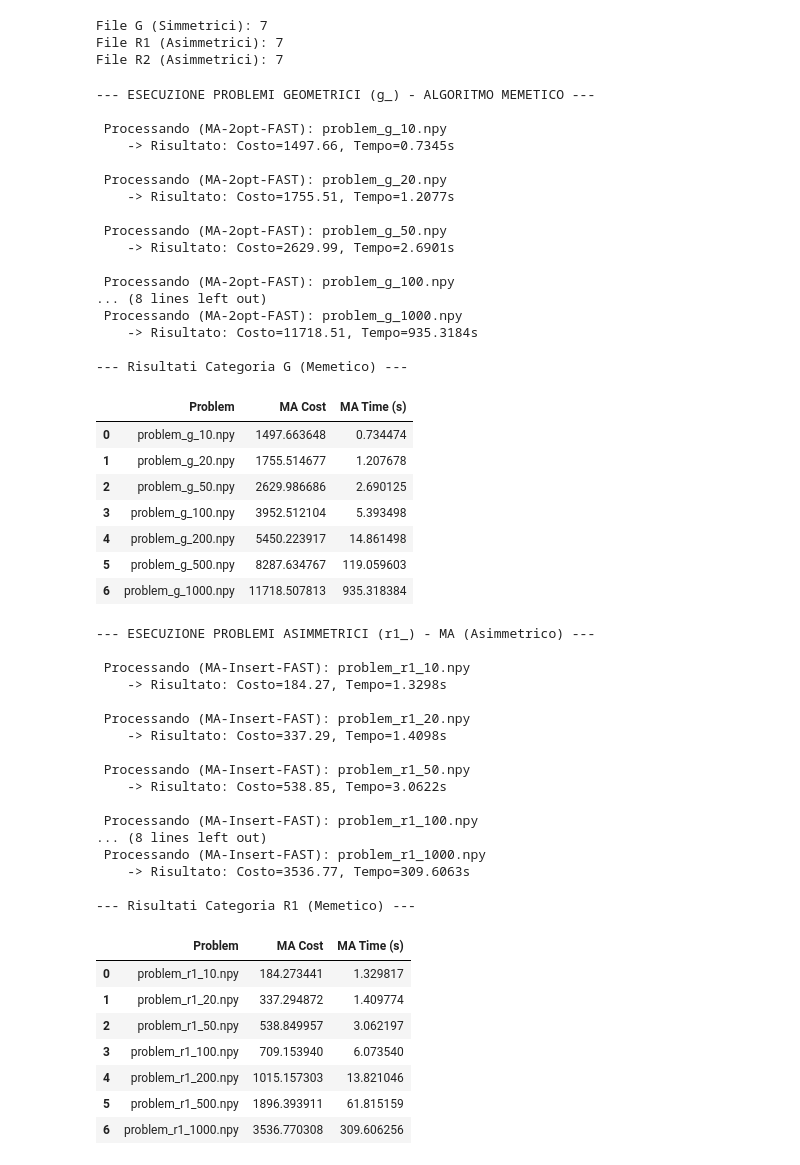
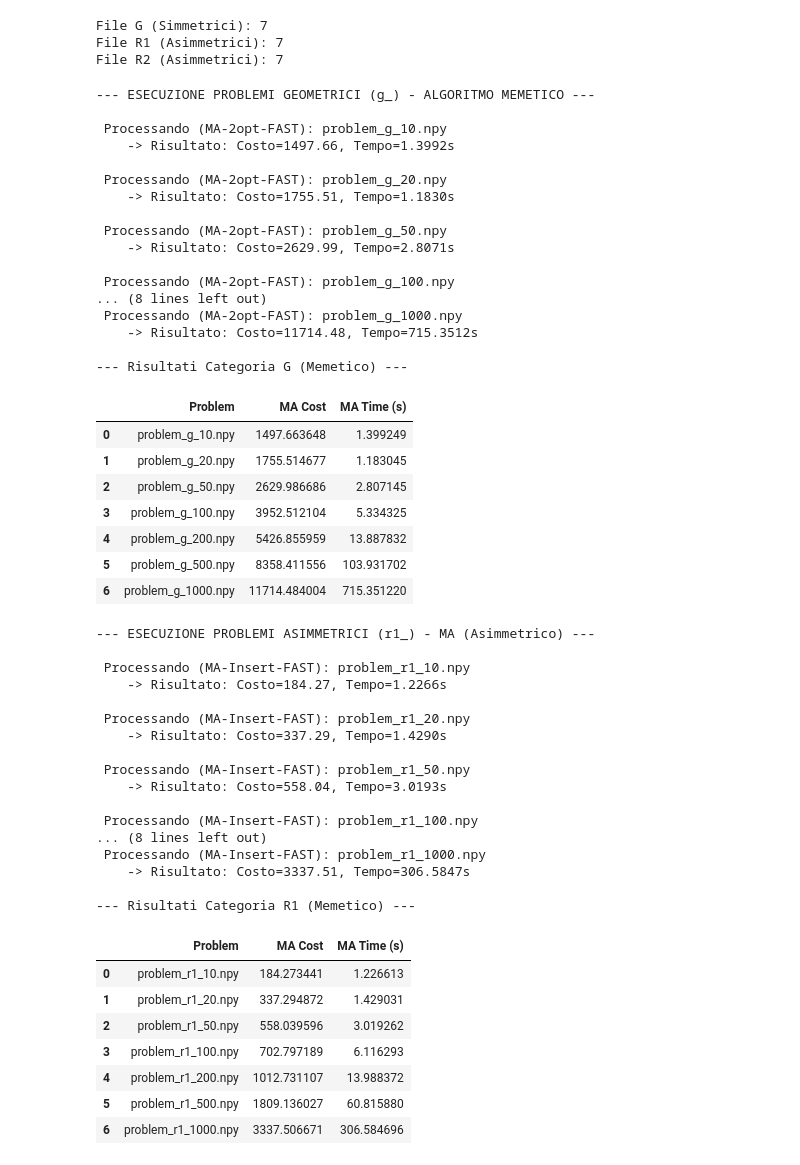
Before and after one commit to AlesCarl/CI2025_lab2, a Jupyter notebook: tsp.ipynb, the cells around one changed output. Drawn from its saved outputs; the diff is of its cells as text; code cells hidden in the pictures.

```diff
--- a/tsp.ipynb
+++ b/tsp.ipynb
@@ -352,10 +362,8 @@ def memetic_algorithm_2opt(distance_matrix,
     Esegue un Algoritmo Memetico (GA + 2-opt Local Search).
     - elitismo: i 'elite_size' migliori sopravvivono sempre.
     - memetico: 'local_search_rate' % dei figli subisce una local search.
+    """
 
-    ATTENZIONE: Usa questo algoritmo SOLO per i problemi SIMMETRICI (g_),
-    poiché la sua local search (apply_local_search_2opt_fast) è tale.
-    """
     num_cities = distance_matrix.shape[0]
 
     # --- 1. Inizializzazione ---
@@ -371,7 +379,6 @@ def memetic_algorithm_2opt(distance_matrix,
     best_solution = min(population, key=lambda sol: evaluate_solution(sol, distance_matrix))
     best_cost = evaluate_solution(best_solution, distance_matrix)
 
-    # print(f"Generazione 0: Miglior Costo = {best_cost:.2f}")
 
     # --- 2. Ciclo Evolutivo ---
     for gen in range(generations):
@@ -398,7 +405,7 @@ def memetic_algorithm_2opt(distance_matrix,
 
             # Mutazione
             if random.random() < mutation_rate:
-                child = swap_mutation(child)
+                child = mutation_hybrid(child)
 
             # --- 5. Local Search (Parte Memetica) ---
             if random.random() < local_search_rate:
@@ -420,7 +427,6 @@ def memetic_algorithm_2opt(distance_matrix,
         if current_best_cost < best_cost:
             best_cost = current_best_cost
             best_solution = population[current_best_index]
-            # print(f"Generazione {gen+1}: Nuovo Migliore = {best_cost:.2f}")
 
     return best_solution, best_cost
 
@@ -428,9 +434,6 @@ def memetic_algorithm_2opt(distance_matrix,
 
 
 # --- Algoritmo 5: MEMETIC ALGORITHM per ATSP (r1_, r2_) ---
-
-
-''' perch' qua ha già i valori passati come funzione ''''
 
 
 def memetic_algorithm_ATSP(distance_matrix,
@@ -491,7 +494,7 @@ def memetic_algorithm_ATSP(distance_matrix,
 
             # Mutazione (specifica per TSP)
             if random.random() < mutation_rate:
-                child = swap_mutation(child) # Puoi anche provare 'insert' qui
+                child = mutation_hybrid(child) # Puoi anche provare 'insert' qui
 
             # --- 6. Local Search (Parte Memetica per ATSP) ---
             if random.random() < local_search_rate:
@@ -513,7 +516,6 @@ def memetic_algorithm_ATSP(distance_matrix,
     else:
         return final_best_solution, final_best_cost
 # %%
-# --- ESECUZIONE PROBLEMI GEOMETRICI (g_) con Algoritmo Memetico ---
 
 print("\n--- ESECUZIONE PROBLEMI GEOMETRICI (g_) - ALGORITMO MEMETICO ---")
 g_results = []
@@ -525,13 +527,11 @@ for problem_file_path in g_files:
     print(f"\n Processando (MA-2opt-FAST): {problem_name}")
     start_time = time.time()
 
-    # REGOLA I PARAMETRI QUI
-    # (pop_size, generations, elite_size, mutation_rate, local_search_rate)
     ma_sol, ma_cost = memetic_algorithm_2opt(
         problem_matrix,
         population_size=200,  # inizio 100
         generations=400, # Aumenta per problemi più grandi
-        elite_size=10,
+        elite_size=15,   ## su population 200
         mutation_rate=0.1,
         local_search_rate=0.25 # Applica local search al 25% dei figli
     )
@@ -553,33 +553,33 @@ display(g_df)
 --- ESECUZIONE PROBLEMI GEOMETRICI (g_) - ALGORITMO MEMETICO ---
 
  Processando (MA-2opt-FAST): problem_g_10.npy
-    -> Risultato: Costo=1497.66, Tempo=0.7345s
+    -> Risultato: Costo=1497.66, Tempo=1.3992s
 
  Processando (MA-2opt-FAST): problem_g_20.npy
-    -> Risultato: Costo=1755.51, Tempo=1.2077s
+    -> Risultato: Costo=1755.51, Tempo=1.1830s
 
  Processando (MA-2opt-FAST): problem_g_50.npy
-    -> Risultato: Costo=2629.99, Tempo=2.6901s
+    -> Risultato: Costo=2629.99, Tempo=2.8071s
 
  Processando (MA-2opt-FAST): problem_g_100.npy
 ... (8 lines left out)
  Processando (MA-2opt-FAST): problem_g_1000.npy
-    -> Risultato: Costo=11718.51, Tempo=935.3184s
+    -> Risultato: Costo=11714.48, Tempo=715.3512s
 
 --- Risultati Categoria G (Memetico) ---
 |  | Problem | MA Cost | MA Time (s) |
-| 0 | problem_g_10.npy | 1497.663648 | 0.734474 |
-| 1 | problem_g_20.npy | 1755.514677 | 1.207678 |
-| 2 | problem_g_50.npy | 2629.986686 | 2.690125 |
-| 3 | problem_g_100.npy | 3952.512104 | 5.393498 |
-| 4 | problem_g_200.npy | 5450.223917 | 14.861498 |
-| 5 | problem_g_500.npy | 8287.634767 | 119.059603 |
-| 6 | problem_g_1000.npy | 11718.507813 | 935.318384 |
+| 0 | problem_g_10.npy | 1497.663648 | 1.399249 |
+| 1 | problem_g_20.npy | 1755.514677 | 1.183045 |
+| 2 | problem_g_50.npy | 2629.986686 | 2.807145 |
+| 3 | problem_g_100.npy | 3952.512104 | 5.334325 |
+| 4 | problem_g_200.npy | 5426.855959 | 13.887832 |
+| 5 | problem_g_500.npy | 8358.411556 | 103.931702 |
+| 6 | problem_g_1000.npy | 11714.484004 | 715.351220 |
 # %%
 '''
         population_size=200,
         generations=400,
-        elite_size=10,
+        elite_size=15, ## su population 200
         mutation_rate=0.1,
         local_search_rate=0.25
 '''
@@ -603,51 +603,51 @@ for problem_file_path in r1_files:
         problem_matrix,
         population_size=200,
         generations=450,    # Aumenta per problemi più grandi
-        elite_rate=0.15,     # 20% di élite
+        elite_rate=0.11,     # 20% di élite
         mutation_rate=0.2,   # 10%
         local_search_rate=0.20, # Applica 'insert' al 25% dei figli
         tournament_k=5
     )
 
     ma_time = time.time() - start_time
 
     print(f"    -> Risultato: Costo={ma_cost:.2f}, Tempo={ma_time:.4f}s")
 
     r1_results.append({
         'Problem': problem_name,
         'MA Cost': ma_cost,
         'MA Time (s)': ma_time
     })
 
 print("\n--- Risultati Categoria R1 (Memetico) ---")
 r1_df = pd.DataFrame(r1_results)
 display(r1_df)
 # %% [output]
 --- ESECUZIONE PROBLEMI ASIMMETRICI (r1_) - MA (Asimmetrico) ---
 
  Processando (MA-Insert-FAST): problem_r1_10.npy
-    -> Risultato: Costo=184.27, Tempo=1.3298s
+    -> Risultato: Costo=184.27, Tempo=1.2266s
 
  Processando (MA-Insert-FAST): problem_r1_20.npy
-    -> Risultato: Costo=337.29, Tempo=1.4098s
+    -> Risultato: Costo=337.29, Tempo=1.4290s
 
  Processando (MA-Insert-FAST): problem_r1_50.npy
-    -> Risultato: Costo=538.85, Tempo=3.0622s
+    -> Risultato: Costo=558.04, Tempo=3.0193s
 
  Processando (MA-Insert-FAST): problem_r1_100.npy
 ... (8 lines left out)
  Processando (MA-Insert-FAST): problem_r1_1000.npy
-    -> Risultato: Costo=3536.77, Tempo=309.6063s
+    -> Risultato: Costo=3337.51, Tempo=306.5847s
 
 --- Risultati Categoria R1 (Memetico) ---
 |  | Problem | MA Cost | MA Time (s) |
-| 0 | problem_r1_10.npy | 184.273441 | 1.329817 |
-| 1 | problem_r1_20.npy | 337.294872 | 1.409774 |
-| 2 | problem_r1_50.npy | 538.849957 | 3.062197 |
-| 3 | problem_r1_100.npy | 709.153940 | 6.073540 |
-| 4 | problem_r1_200.npy | 1015.157303 | 13.821046 |
-| 5 | problem_r1_500.npy | 1896.393911 | 61.815159 |
-| 6 | problem_r1_1000.npy | 3536.770308 | 309.606256 |
+| 0 | problem_r1_10.npy | 184.273441 | 1.226613 |
+| 1 | problem_r1_20.npy | 337.294872 | 1.429031 |
+| 2 | problem_r1_50.npy | 558.039596 | 3.019262 |
+| 3 | problem_r1_100.npy | 702.797189 | 6.116293 |
+| 4 | problem_r1_200.npy | 1012.731107 | 13.988372 |
+| 5 | problem_r1_500.npy | 1809.136027 | 60.815880 |
+| 6 | problem_r1_1000.npy | 3337.506671 | 306.584696 |
 # %%
 '''
 R1
```
Also changed, not shown: parts of 5 cells of this notebook.
